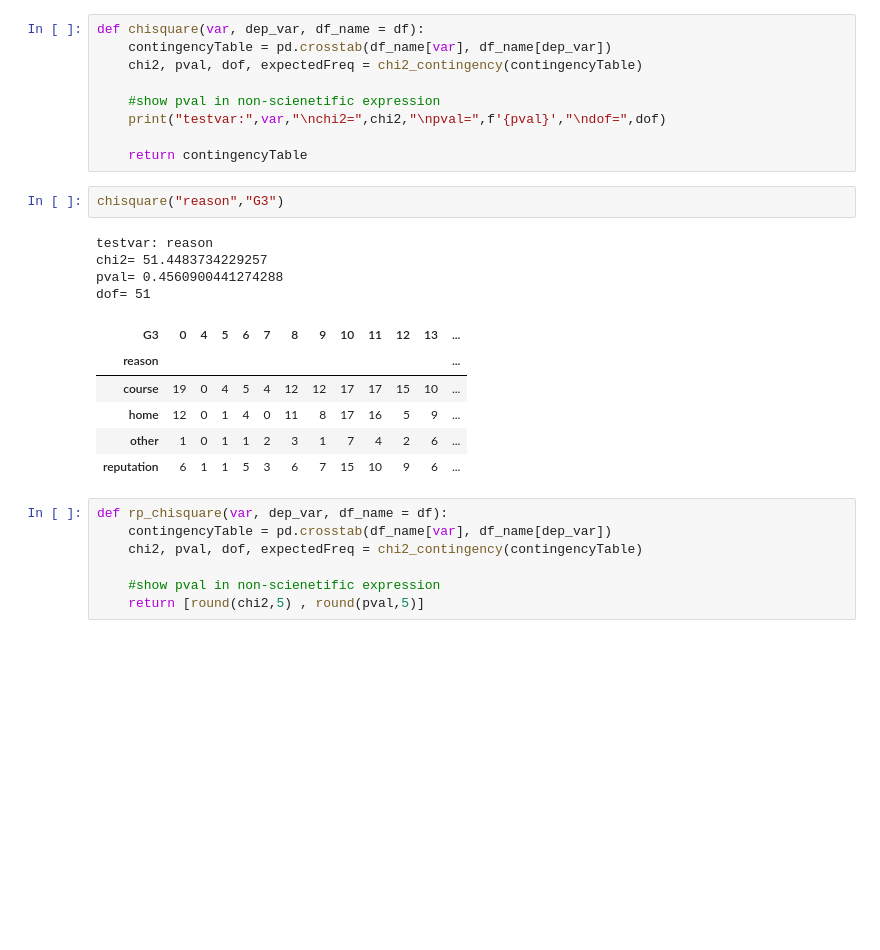
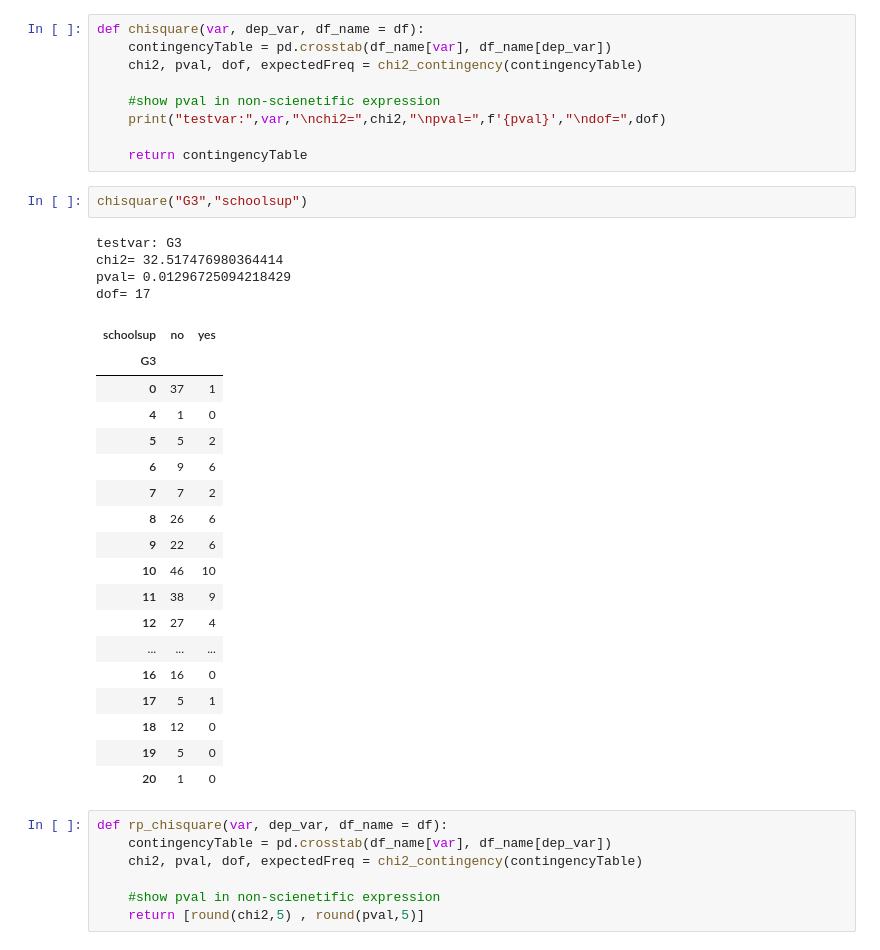
Before and after one commit to Carlson43/WWI20DSA_DV, a Jupyter notebook: W26/w26.ipynb, the cells around one changed output. Cells and saved outputs as stored; diff of their text form; blank space fills up the shorter version.

```diff
--- a/W26/w26.ipynb
+++ b/W26/w26.ipynb
@@ -83,18 +83,30 @@ def chisquare(var, dep_var, df_name = df):
 
     return contingencyTable
 # %%
-chisquare("reason","G3")
+chisquare("G3","schoolsup")
 # %% [output]
-testvar: reason
-chi2= 51.4483734229257
-pval= 0.4560900441274288
-dof= 51
+testvar: G3
+chi2= 32.517476980364414
+pval= 0.01296725094218429
+dof= 17
-| G3 | 0 | 4 | 5 | 6 | 7 | 8 | 9 | 10 | 11 | 12 | 13 | ... |
-| reason |  |  |  |  |  |  |  |  |  |  |  | ... |
-| course | 19 | 0 | 4 | 5 | 4 | 12 | 12 | 17 | 17 | 15 | 10 | ... |
-| home | 12 | 0 | 1 | 4 | 0 | 11 | 8 | 17 | 16 | 5 | 9 | ... |
-| other | 1 | 0 | 1 | 1 | 2 | 3 | 1 | 7 | 4 | 2 | 6 | ... |
-| reputation | 6 | 1 | 1 | 5 | 3 | 6 | 7 | 15 | 10 | 9 | 6 | ... |
+| schoolsup | no | yes |
+| G3 |  |  |
+| 0 | 37 | 1 |
+| 4 | 1 | 0 |
+| 5 | 5 | 2 |
+| 6 | 9 | 6 |
+| 7 | 7 | 2 |
+| 8 | 26 | 6 |
+| 9 | 22 | 6 |
+| 10 | 46 | 10 |
+| 11 | 38 | 9 |
+| 12 | 27 | 4 |
+| ... | ... | ... |
+| 16 | 16 | 0 |
+| 17 | 5 | 1 |
+| 18 | 12 | 0 |
+| 19 | 5 | 0 |
+| 20 | 1 | 0 |
 # %%
 def rp_chisquare(var, dep_var, df_name = df):
     contingencyTable = pd.crosstab(df_name[var], df_name[dep_var])
```
Also changed, not shown: parts of 5 cells of this notebook.
